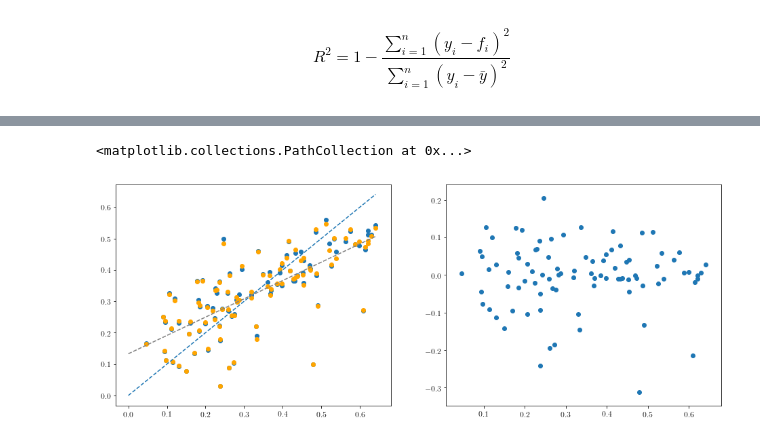
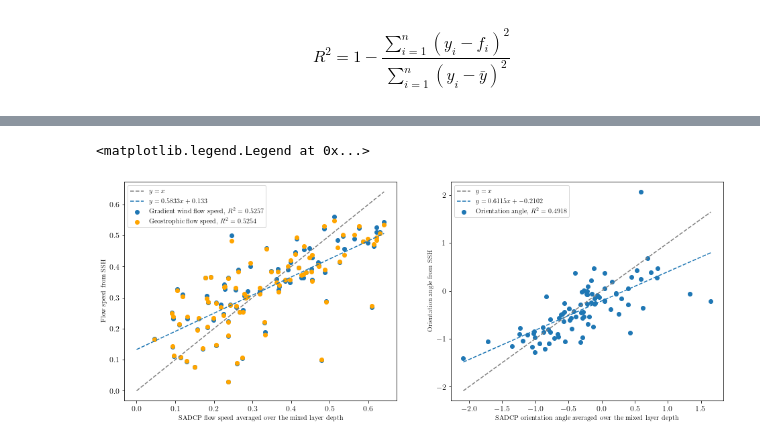
Before and after one commit to janjaapmeijer/phd-public, a Jupyter notebook: 02_analysis/04_surface-velocities.ipynb, the cells around one changed output, grey strips where cells are left out. Saved outputs shown, nothing was run; the diff lists cells and outputs as text; code cells hidden in the pictures.

```diff
--- a/02_analysis/04_surface-velocities.ipynb
+++ b/02_analysis/04_surface-velocities.ipynb
@@ -75,12 +76,13 @@ class HandlerColormap(HandlerBase):
             stripes.append(s)
         return stripes
 # %%
-savefig = False
+savefig = True
 
-fs_small=12
+fs_small = 12
 fs_large = 14
 plt.rc('xtick',labelsize=fs_small)
 plt.rc('ytick',labelsize=fs_small)
+plt.rc('font', **{'family': 'serif', 'serif': ['Computer Modern']})
 plt.rc('text', usetex=True)
 # %% [markdown]
 ## ADCP velocities (at CTD locations) from surface to mixed layer depth
@@ -145,8 +147,18 @@ idx_mld = adcp_mld['idxp_mld']
 umldmean = np.ma.masked_invalid([adcp_mld['u_ctd'][ist, slice(iref, int(idx_mld[ist]))].mean() for ist in range(nst)])
 vmldmean = np.ma.masked_invalid([adcp_mld['v_ctd'][ist, slice(iref, int(idx_mld[ist]))].mean() for ist in range(nst)])
 
-# calculate magnitude of vectors and calculate standard deviation
+# calculate orientation and magnitude of vectors and calculate standard deviation
+uadcp_mld = np.ma.masked_invalid(adcp_mld['u_ctd'])
+vadcp_mld = np.ma.masked_invalid(adcp_mld['v_ctd'])
+
+xpos = uadcp_mld < 0
+ypos = vadcp_mld < 0
+oriadcp_mld = np.arctan(vadcp_mld / uadcp_mld)
+oriadcp_mld[xpos] = np.arctan(vadcp_mld[xpos] / uadcp_mld[xpos]) + np.pi
+oriadcp_mld[xpos & ypos] = np.arctan(vadcp_mld[xpos & ypos] / uadcp_mld[xpos & ypos]) - np.pi
 Vadcp_mld = np.ma.masked_invalid(np.sqrt(adcp_mld['u_ctd']**2 + adcp_mld['v_ctd']**2))
+
+orimldavg = np.ma.masked_invalid([oriadcp_mld[ist, slice(iref, int(idx_mld[ist]))].mean() for ist in range(nst)])
 
 Vmldavg = np.ma.masked_invalid([Vadcp_mld[ist, slice(iref, int(idx_mld[ist]))].mean() for ist in range(nst)])
 Vmldstd = np.ma.masked_invalid([Vadcp_mld[ist, slice(iref, int(idx_mld[ist]))].std()
@@ -251,17 +248,36 @@ R2
-# %%
-xi = np.linspace(0, Vmldavg.max())
-
-fig, ax = plt.subplots(1, 2, figsize=(16,6))
-ax[0].scatter(Vmldavg, Vgrad_ctd)
-ax[0].scatter(Vmldavg, Vgeos_ctd, facecolors='orange')
-
-ax[0].plot(xi, xi, linestyle='--')
-ax[0].plot(xi, f(xi), linestyle='--', color='gray')
-
-ax[1].scatter(Vmldavg, Vgeos_ctd-f(Vmldavg))
-# %% [output]
-<matplotlib.collections.PathCollection at 0x...>
-[figure, removed]
+# %%
+xi = np.linspace(0, Vmldavg.max())
+
+fig, ax = plt.subplots(1, 2, figsize=(16,6))
+
+ax[0].plot(xi, xi, linestyle='--', label=r'$y=x$', color='gray')
+
+R2_Vgrad, f = Rsquared(Vmldavg, Vgrad_ctd)
+ax[0].scatter(Vmldavg, Vgrad_ctd, label=r'Gradient wind flow speed, $R^2=%s$' %round(R2_Vgrad,4))
+ax[0].plot(xi, f(xi), linestyle='--', label=r'$y=%sx+%s$'%(round(f[1],4), round(f[0],4)))
+
+R2, f = Rsquared(Vmldavg, Vgeos_ctd)
+ax[0].scatter(Vmldavg, Vgeos_ctd, label=r'Geostrophic flow speed, $R^2=%s$' %round(R2,4), facecolors='orange')
+# ax[0].plot(xi, f(xi), linestyle='--', label=r'$y=%sx+%s$'%tuple(f))
+
+ax[0].set_xlabel('SADCP flow speed averaged over the mixed layer depth')
+ax[0].set_ylabel('Flow speed from SSH')
+ax[0].legend()
+
+
+xi = np.linspace(orimldavg.min(), orimldavg.max())
+ax[1].plot(xi, xi, linestyle='--', label=r'$y=x$', color='gray')
+
+R2, f = Rsquared(orimldavg, gw_ctd.ori)
+ax[1].scatter(orimldavg, gw_ctd.ori, label=r'Orientation angle, $R^2=%s$' %round(float(R2),4))
+ax[1].plot(xi, f(xi), linestyle='--', label=r'$y=%sx+%s$'%(round(f[1],4), round(f[0],4)))
+
+ax[1].set_xlabel('SADCP orientation angle averaged over the mixed layer depth')
+ax[1].set_ylabel('Orientation angle from SSH')
+ax[1].legend()
+# %% [output]
+<matplotlib.legend.Legend at 0x...>
+[figure, added]
 # %%
 fig = plt.figure(figsize=(12, 8), constrained_layout=True)
 gs = fig.add_gridspec(ncols=4, nrows=4)
```
Also changed, not shown: parts of 9 cells of this notebook.
